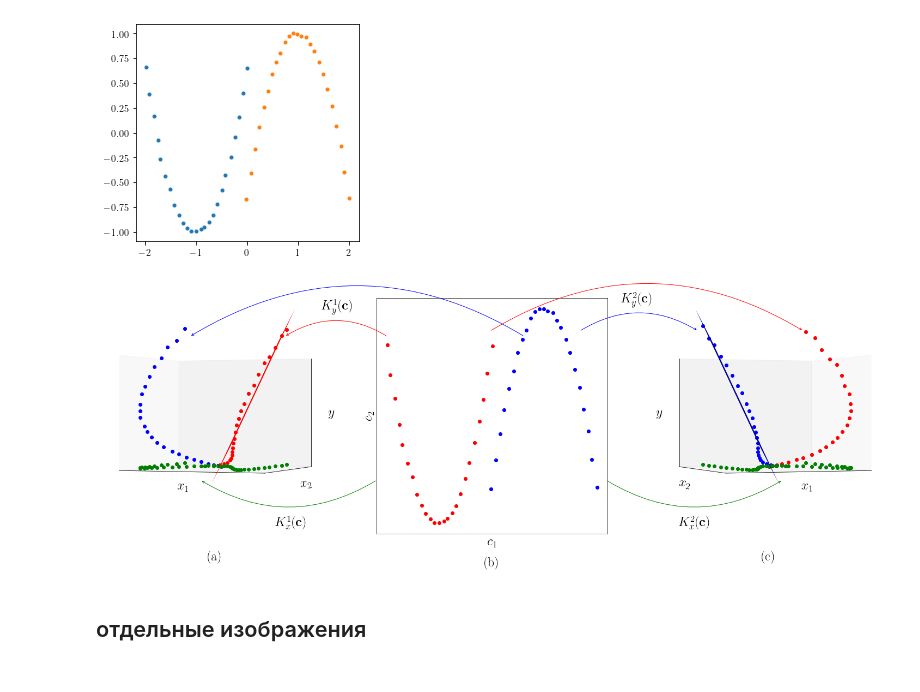
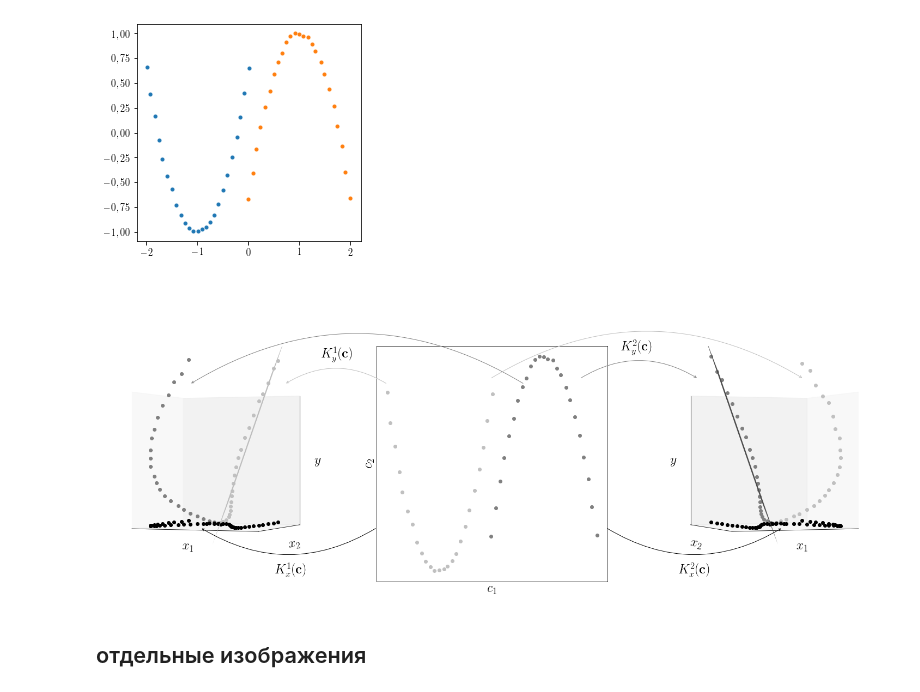
Before and after one commit to andriygav/ExpertLearning, a Jupyter notebook: code/explanation.ipynb, the cells around one changed output. Cells and saved outputs as stored; diff of their text form; code cells hidden in the pictures.

```diff
--- a/code/explanation.ipynb
+++ b/code/explanation.ipynb
@@ -18,8 +23,14 @@ from matplotlib import gridspec
 
 from sklearn.linear_model import LinearRegression
 # %%
+import locale
+
+locale.setlocale(locale.LC_ALL, 'de_DE.utf8')
+
 plt.rcParams["font.family"] = 'DejaVu Sans'
 
+plt.rcParams['axes.formatter.use_locale'] = True
+
 plt.rcParams['text.usetex'] = True
 # %%
 def get_data(beta=0.1, l=200):
@@ -116,7 +127,7 @@ markersize = 6
 alpha = 1.0
 #################################################
 
-colors = ['red', 'blue', 'green']
+colors = ['silver', 'grey', 'black']
 
 fig = plt.figure(figsize=(20.0, 6.0), frameon=True)
 fig.subplots_adjust(left=0, right=1, bottom=0, top=1)
@@ -232,38 +243,38 @@ ax3.text(-0.3, 0.02, '$K_x^1(\mathbf{c})$',
         transform=ax3.transAxes,
         fontsize=24)
 
 # Второй эксперт
 con4 = ConnectionPatch(xyA=(1.7,0.8), coordsA=ax3.transData,
                        xyB=(3.9,0.8), coordsB=ax3.transData,
                        connectionstyle='arc3,rad=-0.3', arrowstyle='->', color=colors[1])
 con5 = ConnectionPatch(xyA=(0.0,0.8), coordsA=ax3.transData,
                        xyB=(5.9,0.8), coordsB=ax3.transData,
                        connectionstyle='arc3,rad=-0.3', arrowstyle='->', color=colors[0])
 con6 = ConnectionPatch(xyA=(2.2,-0.6), coordsA=ax3.transData,
                        xyB=(5.5,-0.6), coordsB=ax3.transData,
                        connectionstyle='arc3,rad=0.3', arrowstyle='->', color=colors[2])
 
 fig.add_artist(con4)
 fig.add_artist(con5)
 fig.add_artist(con6)
 
 ax3.text(1.2, 0.96, '$K_y^2(\mathbf{c})$',
         verticalalignment='bottom', horizontalalignment='right',
         transform=ax3.transAxes,
         fontsize=24)
 ax3.text(1.45, 0.02, '$K_x^2(\mathbf{c})$',
         verticalalignment='bottom', horizontalalignment='right',
         transform=ax3.transAxes,
         fontsize=24)
 
-ax.set_title('(a)', y=-0.15)
-ax3.set_title('(b)', y=-0.15)
-ax2.set_title('(c)', y=-0.15)
+# ax.set_title('(a)', y=-0.15)
+# ax3.set_title('(b)', y=-0.15)
+# ax2.set_title('(c)', y=-0.15)
 
-plt.savefig('./figures/explanation.pdf', bbox_inches='tight')
+plt.savefig('explanation.pdf', bbox_inches='tight')
 plt.show()
 # %% [output]
-[figure, old version]
+[figure, new version]
 # %% [markdown]
 ## отдельные изображения
 # %%
```
Also changed, not shown: parts of 2 cells of this notebook.
